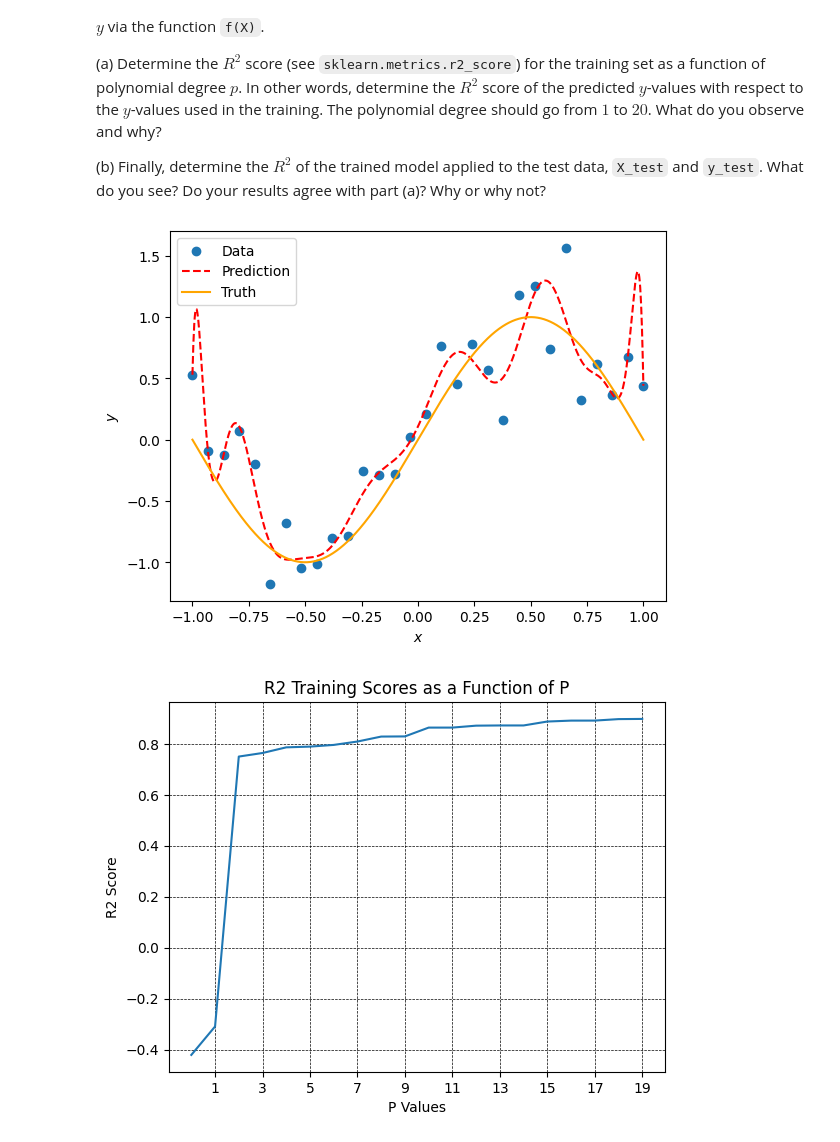
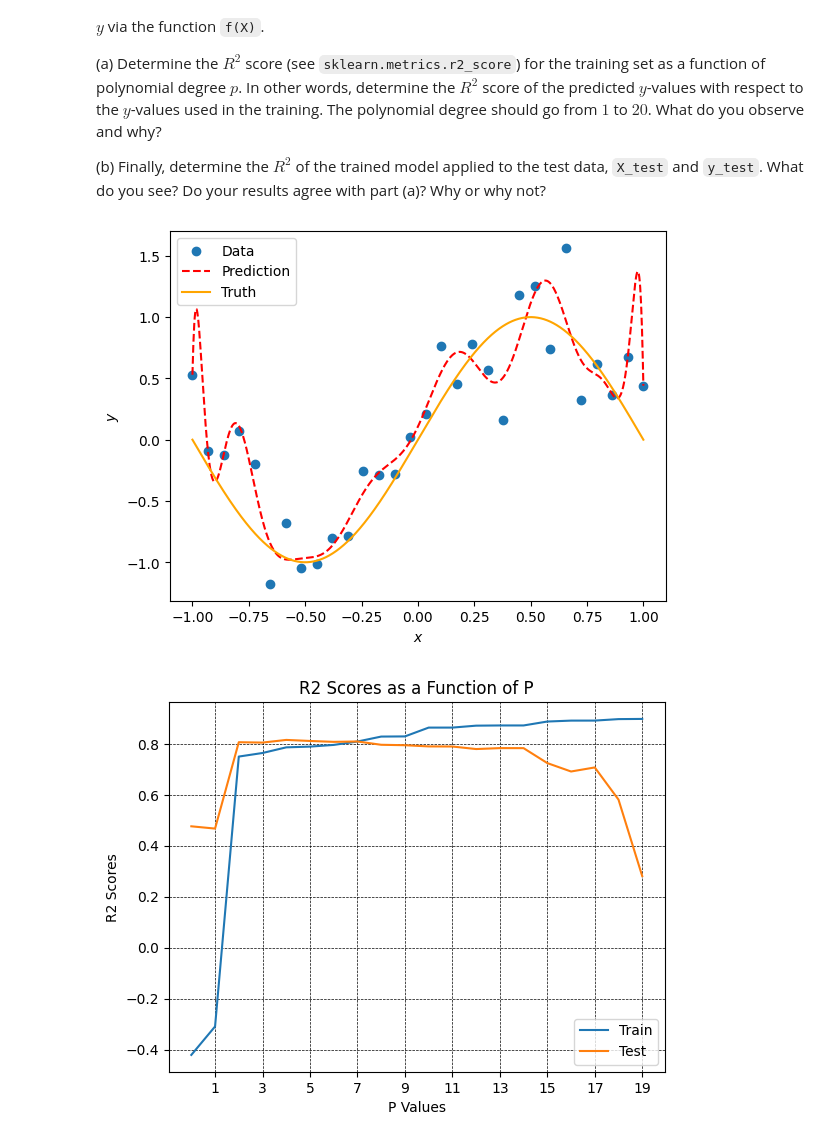
Before and after one commit to queue-h/ISCI-396, a Jupyter notebook: overfitting/Class_6_Part_1.ipynb, the cells around one changed output. Drawn from its saved outputs; the diff is of its cells as text; code cells hidden in the pictures.

```diff
--- a/overfitting/Class_6_Part_1.ipynb
+++ b/overfitting/Class_6_Part_1.ipynb
@@ -137,41 +137,36 @@ plt.show()
 def r2_train(p):
     model = LinearPolyRegression(p=p).fit(X_train, y_train)
     y_pred_p = model.predict(X_train)
     r2 = r2_score(y_pred_p, y_train)
     return r2
 
 def r2_test(p):
     model = LinearPolyRegression(p=p).fit(X_train, y_train)
     y_pred_p = model.predict(X_test)
     r2 = r2_score(y_test, y_pred_p)
     return r2
 
 # a)
 r2_list = []
 for p in range(1, 21):
     r2_list.append(r2_train(p))
 
-plt.plot(r2_list)
-plt.title('R2 Training Scores as a Function of P')
+plt.plot(r2_list, label = "Train")
+plt.title('R2 Scores as a Function of P')
 plt.xlabel('P Values')
 plt.xticks(np.arange(1, 21, 2))
 plt.grid(color='k', linestyle='--', linewidth=0.5)
-plt.ylabel('R2 Score')
-plt.show()
+plt.ylabel('R2 Scores')
 
 
 # b)
 r2_list = []
 for p in range(1, 21):
     r2_list.append(r2_test(p))
 
-plt.plot(r2_list)
-plt.title('R2 Test Scores as a Function of P')
-plt.xlabel('P Values')
-plt.xticks(np.arange(1, 21, 2))
-plt.ylabel('R2 Score')
-plt.grid(color='k', linestyle='--', linewidth=0.5)
+plt.plot(r2_list, label = "Test")
+plt.legend()
 plt.show()
 # %% [output]
 [figure]
-[figure, old version]
+[figure, new version]
```
Also changed, not shown: parts of 1 cell of this notebook.
